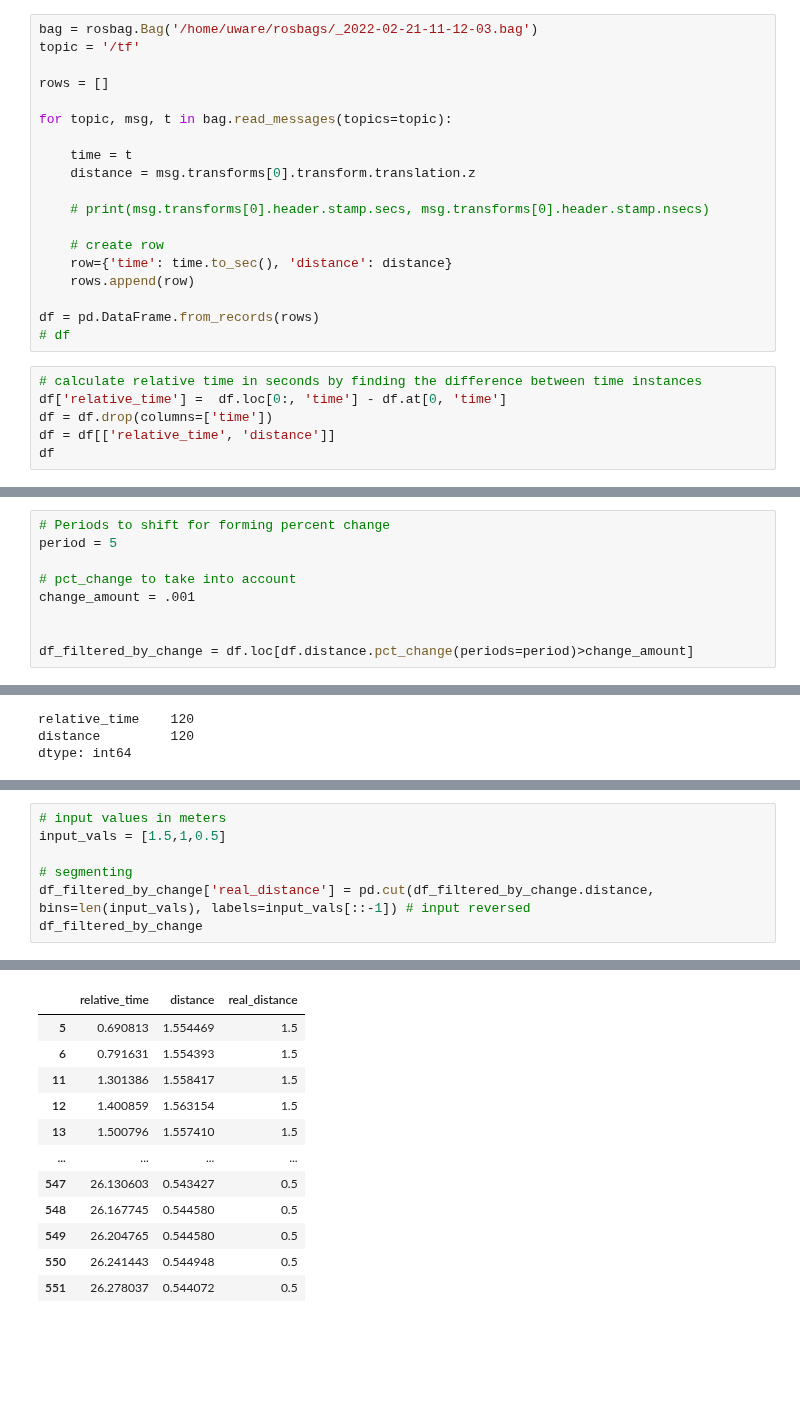
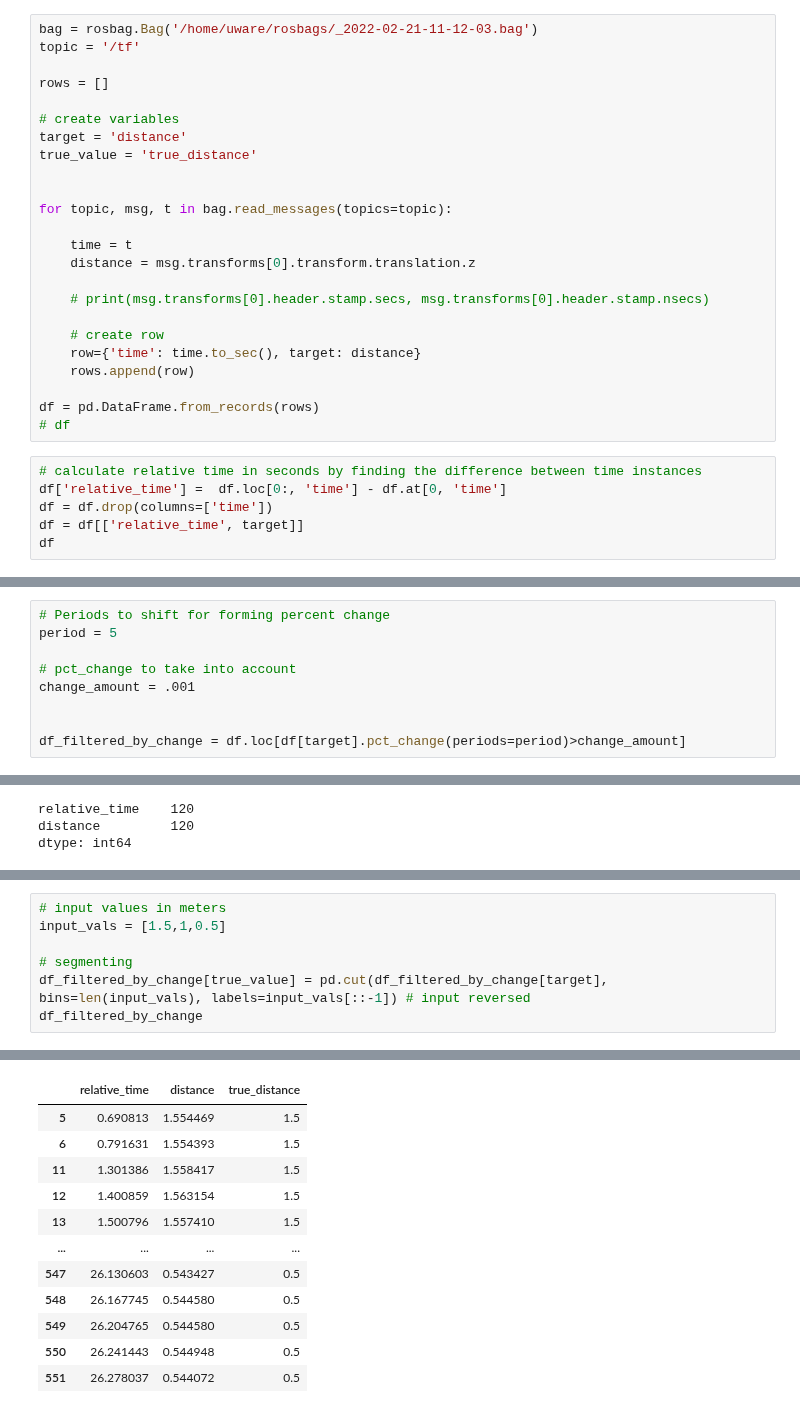
Before and after one commit to hakanErgin/apriltag_test_bench, a Jupyter notebook: test_pipeline/scripts/eda_distance.ipynb, the cells around one changed output, grey strips where cells are left out. Saved outputs shown, nothing was run; the diff lists cells and outputs as text; blank space fills up the shorter version.

Commit message:
added variables for target and true value

```diff
--- a/test_pipeline/scripts/eda_distance.ipynb
+++ b/test_pipeline/scripts/eda_distance.ipynb
@@ -10,6 +10,11 @@ bag = rosbag.Bag('/home/uware/rosbags/_2022-02-21-11-12-03.bag')
 topic = '/tf'
 
 rows = []
+
+# create variables
+target = 'distance'
+true_value = 'true_distance'
+
 
 for topic, msg, t in bag.read_messages(topics=topic):
 
@@ -19,7 +24,7 @@ for topic, msg, t in bag.read_messages(topics=topic):
     # print(msg.transforms[0].header.stamp.secs, msg.transforms[0].header.stamp.nsecs)
 
     # create row
-    row={'time': time.to_sec(), 'distance': distance}
+    row={'time': time.to_sec(), target: distance}
     rows.append(row)
 
 df = pd.DataFrame.from_records(rows)
@@ -28,7 +33,7 @@ df = pd.DataFrame.from_records(rows)
 # calculate relative time in seconds by finding the difference between time instances
 df['relative_time'] =  df.loc[0:, 'time'] - df.at[0, 'time']
 df = df.drop(columns=['time'])
-df = df[['relative_time', 'distance']]
+df = df[['relative_time', target]]
 df
 # %% [output]
 |  | relative_time | distance |
@@ -60,7 +65,7 @@ period = 5
 change_amount = .001
 
 
-df_filtered_by_change = df.loc[df.distance.pct_change(periods=period)>change_amount]
+df_filtered_by_change = df.loc[df[target].pct_change(periods=period)>change_amount]
 # %%
 df_filtered_by_change.count()
 # %% [output]
@@ -77,7 +82,7 @@ df_filtered_by_change.plot.scatter(x='relative_time', y='distance')
 input_vals = [1.5,1,0.5]
 
 # segmenting
-df_filtered_by_change['real_distance'] = pd.cut(df_filtered_by_change.distance, bins=len(input_vals), labels=input_vals[::-1]) # input reversed
+df_filtered_by_change[true_value] = pd.cut(df_filtered_by_change[target], bins=len(input_vals), labels=input_vals[::-1]) # input reversed
 df_filtered_by_change
 # %% [output]
 A value is trying to be set on a copy of a slice from a DataFrame.
@@ -88,4 +93,4 @@ See the caveats in the documentation: https://pandas.pydata.org/pandas-docs/stab
-|  | relative_time | distance | real_distance |
+|  | relative_time | distance | true_distance |
 | 5 | 0.690813 | 1.554469 | 1.5 |
 | 6 | 0.791631 | 1.554393 | 1.5 |
 | 11 | 1.301386 | 1.558417 | 1.5 |
```
Also changed, not shown: parts of 6 cells of this notebook.
